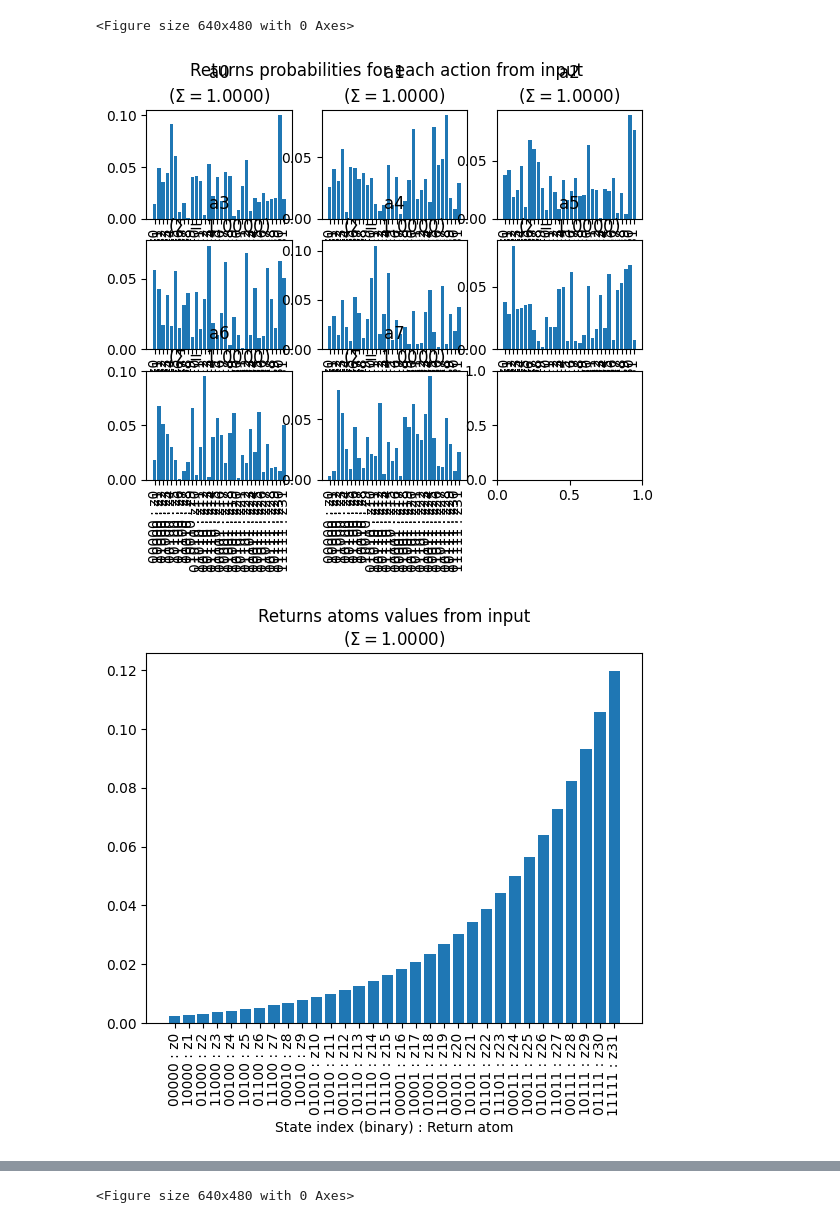
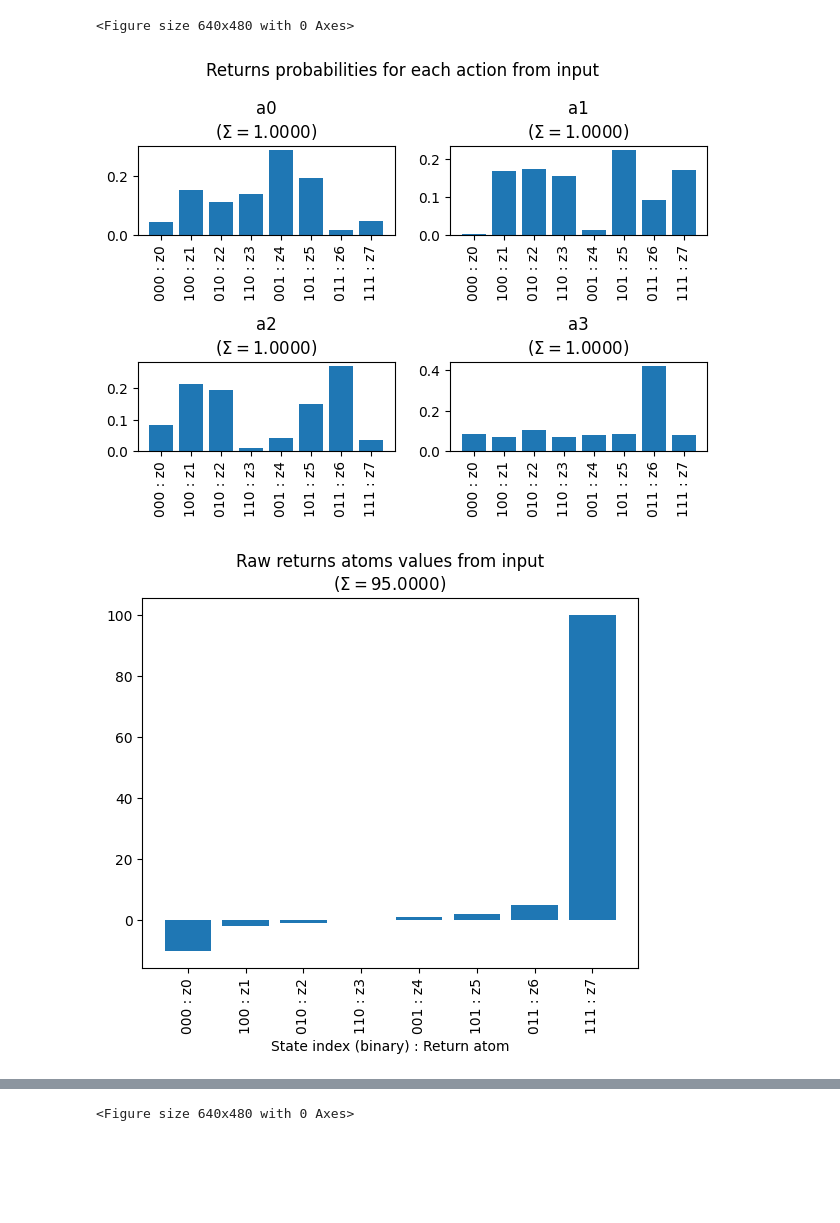
Before and after one commit to news-vt/qnrl, a Jupyter notebook: q-dist.ipynb, the cells around one changed output, grey strips where cells are left out. Drawn from its saved outputs; the diff is of its cells as text; code cells hidden in the pictures; blank space fills up the shorter version.

Commit message:
WIP playing around with return-atom values

```diff
--- a/q-dist.ipynb
+++ b/q-dist.ipynb
@@ -136,8 +139,8 @@ def prepare_action_returns(
     ]
     qml.Select(ops, control=wires_action)
 # %%
-n_actions = 8 # 4, 16
-n_returns = 32 # 8, 64
+n_actions = 4 # 4, 16
+n_returns = 8 # 8, 64
 d_actions = int(np.log2(n_actions))
 d_returns = int(np.log2(n_returns))
 # %%
@@ -169,9 +173,18 @@ tensor([[0.01427325, 0.04871388, 0.03515187, 0.04405697, 0.0913884 ,
 # %%
+# returns_atoms_values_original = np.array([float(i)+1 for i in range(n_returns)])/n_returns*4 # More steep than previous.
+# returns_atoms_values_original = np.array([-1,0,1,100])
+returns_atoms_values_original = np.array([-10,-2,-1,0,1,2,5,100])
+# returns_atoms_values_original = np.array([-1,0,1,10])
+# returns_atoms_values_original = np.array([-1,0,100,1])
+# returns_atoms_values_original_normalized = softmax(returns_atoms_values_original) # Turn into probability distribution.
+returns_atoms_values_original_normalized = (returns_atoms_values_original + np.abs(returns_atoms_values_original.min()) + 1e-2) / (returns_atoms_values_original + np.abs(returns_atoms_values_original.min()) + 1e-2).sum() # Turn into probability distribution.
+returns_atoms_values = returns_atoms_values_original_normalized.copy()
+#######
 # returns_atoms_values_original = softmax(np.array([1.]*n_returns)) # Equal superposition.
 # returns_atoms_values_original = softmax(np.array([float(i)+1 for i in range(n_returns)])/n_returns/16) # Monotonically increasing, but very shallow.
 # returns_atoms_values_original = softmax(np.array([float(i)+1 for i in range(n_returns)])/n_returns) # Monotonically increasing, but similar values.
 # returns_atoms_values_original = softmax(np.array([float(i)+1 for i in range(n_returns)])/2.) # Slightly steeper than previous.
-returns_atoms_values_original = softmax(np.array([float(i)+1 for i in range(n_returns)])/n_returns*4) # More steep than previous.
+# returns_atoms_values_original = softmax(np.array([float(i)+1 for i in range(n_returns)])/n_returns*4) # More steep than previous.
 # returns_atoms_values_original = softmax(np.array([float(i)+1 for i in range(n_returns)])/n_returns*8) # Even more steep than previous.
 ########
 # returns_atoms_values_original = returns_atoms_values_original[::-1] # Monotonically decreasing
@@ -180,7 +193,7 @@ returns_atoms_values_original = softmax(np.array([float(i)+1 for i in range(n_re
 #########
 # np.random.shuffle(returns_atoms_values_original) # Shuffle the return atoms, so that they are not monotonically increasing or decreasing.
 #########
-returns_atoms_values = returns_atoms_values_original.copy()
+# returns_atoms_values = returns_atoms_values_original.copy()
 # returns_atoms_values = returns_atoms_values * (n_returns / n_actions)
 
 # returns_atoms_values = returns_atoms_values_original.copy() # DOES NOT WORK. Must at least have square-root term.
@@ -268,7 +293,13 @@ plt.show()
 plt.figure()
 plt.bar(np.arange(n_returns), returns_atoms_values_original)
 plt.xticks(np.arange(n_returns), [f"{i:0{d_returns}b}"[::-1] + f" : z{i}" for i in range(n_returns)], rotation=90)
-plt.title(f"Returns atoms values from input\n($\\Sigma = {returns_atoms_values_original.sum():.4f}$)")
+plt.title(f"Raw returns atoms values from input\n($\\Sigma = {returns_atoms_values_original.sum():.4f}$)")
+plt.xlabel("State index (binary) : Return atom")
+
+plt.figure()
+plt.bar(np.arange(n_returns), returns_atoms_values_original_normalized)
+plt.xticks(np.arange(n_returns), [f"{i:0{d_returns}b}"[::-1] + f" : z{i}" for i in range(n_returns)], rotation=90)
+plt.title(f"Normalized returns atoms values from input\n($\\Sigma = {returns_atoms_values_original_normalized.sum():.4f}$)")
 plt.xlabel("State index (binary) : Return atom")
 
 #########
@@ -296,7 +327,7 @@ d = int(np.ceil(np.sqrt(n_actions)))
 fig, axs = plt.subplots(d, d)
 axs = axs.flatten()
 for a in range(n_actions):
-    y = returns_probs_matrix[a] * returns_atoms_values_original
+    y = returns_probs_matrix[a] * returns_atoms_values_original_normalized
     axs[a].bar(np.arange(n_returns), y)
     axs[a].set_xticks(np.arange(n_returns))
     axs[a].set_xticklabels([f"{i:0{d_returns}b}"[::-1] + f" : z{i}" for i in range(n_returns)], rotation=90)
@@ -308,7 +339,7 @@ plt.show()
 #########
 
 plt.figure()
-y = (returns_probs_matrix @ returns_atoms_values_original) # Perform expected value once.
+y = (returns_probs_matrix @ returns_atoms_values_original_normalized) # Perform expected value once.
 y /= y.sum() # Normalize.
 plt.bar(np.arange(n_actions), y)
 plt.xticks(np.arange(n_actions), [f"{i:0{d_actions}b}"[::-1] + f" : a{i}" for i in range(n_actions)], rotation=90)
@@ -316,11 +347,13 @@ plt.title(f"Weighted actions using returns atoms values input\n($\\Sigma = {y.su
 plt.xlabel("State index (binary) : Action")
 
 plt.figure()
-N = n_returns
-y = (returns_probs_matrix @ returns_atoms_values_original)**N # Perform expected value, then compound result multiple times
+# N = n_returns
+N = 5
+y = (returns_probs_matrix @ returns_atoms_values_original_normalized)**N # Perform expected value, then compound result multiple times
 y /= y.sum() # Normalize.
 plt.bar(np.arange(n_actions), y)
 plt.xticks(np.arange(n_actions), [f"{i:0{d_actions}b}"[::-1] + f" : a{i}" for i in range(n_actions)], rotation=90)
 plt.title(f"Compounded weighted actions using returns atoms values input\n($N={N}$, $\\Sigma = {y.sum():.4f}$)")
 plt.xlabel("State index (binary) : Action")
+print(f"Compounded: {y}")
 # %% [output]
@@ -328,3 +361,3 @@ plt.xlabel("State index (binary) : Action")
 <Figure size 640x480 with 0 Axes>
-[figure, old version]
+[figure, new version]
-[figure, old version]
+[figure, new version]
```
Also changed, not shown: parts of 26 cells of this notebook.
